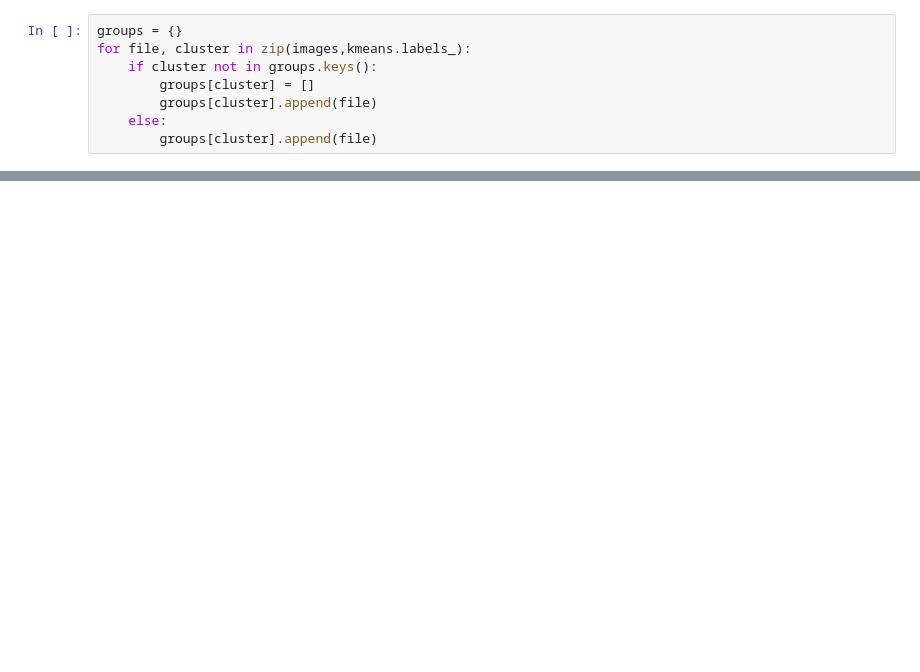
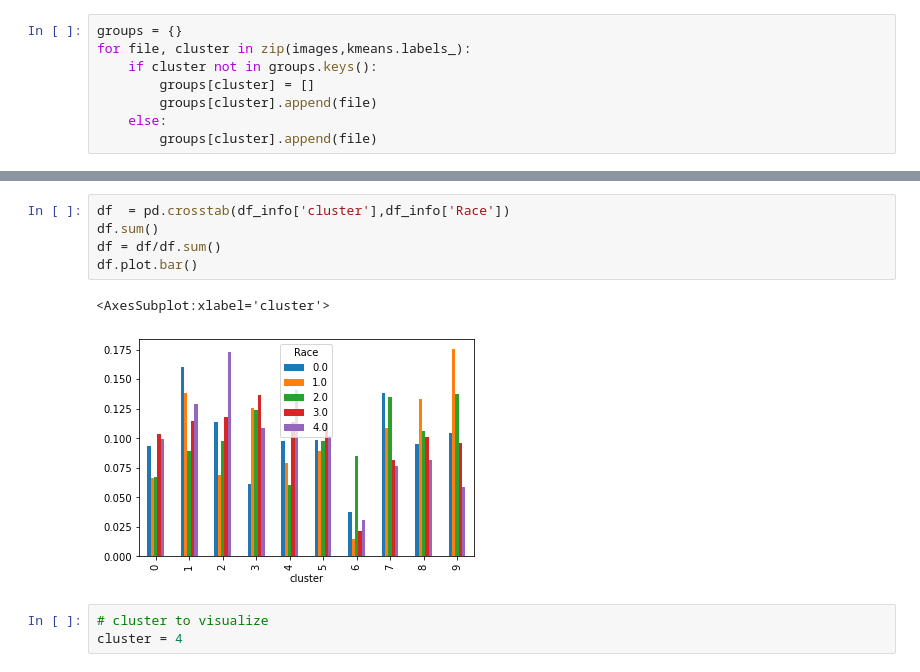
Before and after one commit to koldbrandt/glowing-umbrella-faces-unsup, a Jupyter notebook: ICA.ipynb, the cells around one changed output, grey strips where cells are left out. Cells and saved outputs as stored; diff of their text form; blank space fills up the shorter version.

```diff
--- a/ICA.ipynb
+++ b/ICA.ipynb
@@ -116,0 +94,11 @@ _  = pd.crosstab(df_info['cluster'],df_info['Gender']).plot.bar()
+# %%
+df  = pd.crosstab(df_info['cluster'],df_info['Race'])
+df.sum()
+df = df/df.sum()
+df.plot.bar()
+# %% [output]
+<AxesSubplot:xlabel='cluster'>
+[figure, added]
+# %%
+# cluster to visualize
+cluster = 4
```
Also changed, not shown: parts of 42 cells of this notebook.
